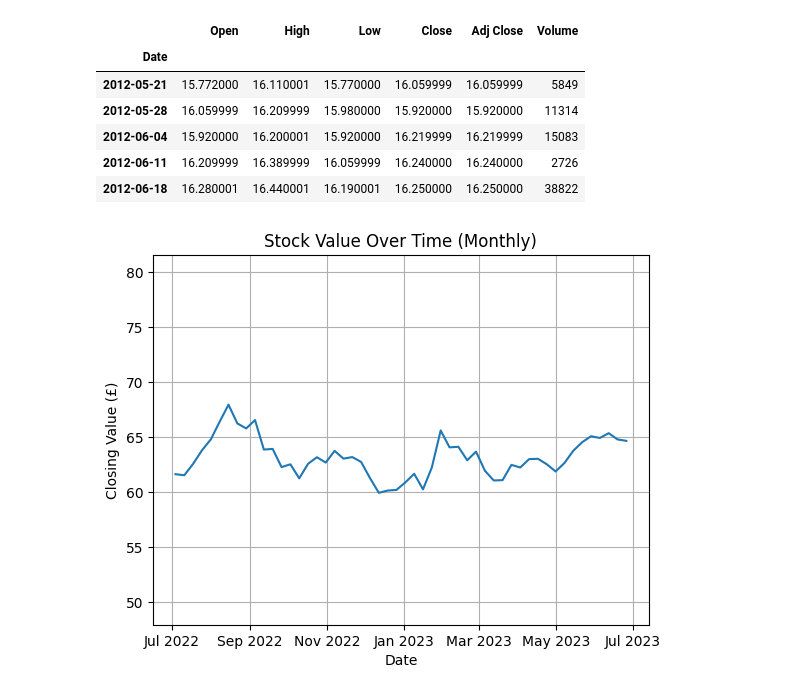
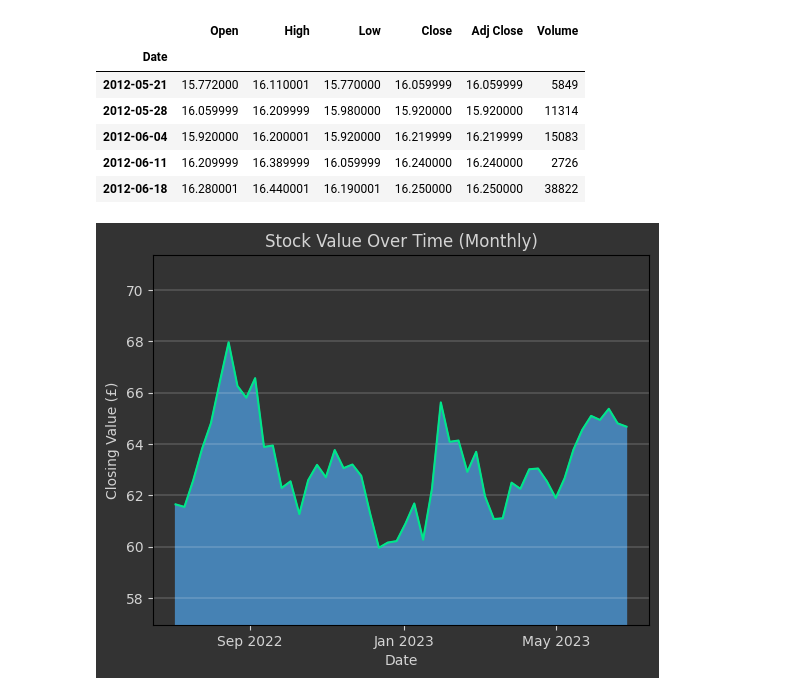
Before and after one commit to ydusf/VUSA-Market-Analysis, a Jupyter notebook: analysis/vusa_analysis.ipynb, the cells around one changed output. Drawn from its saved outputs; the diff is of its cells as text; code cells hidden in the pictures.

```diff
--- a/analysis/vusa_analysis.ipynb
+++ b/analysis/vusa_analysis.ipynb
@@ -47,6 +47,8 @@ vusa_history.head()
 # %%
 vusa_history.index = pd.to_datetime(vusa_history.index)
 # %%
+# Analysis of VUSA stock value over varying periods and intervals of time.
+
 monthly_vusa_data = vusa_history.resample('M').mean()
 
 max_monthly_dates = monthly_vusa_data.index
@@ -61,17 +63,23 @@ prev_five_years_close = max_monthly_close[-60:]
 def plot_stock_value(X, Y, date_locator=mdates.YearLocator(2), date_format=mdates.DateFormatter('%Y')):
     fig, ax = plt.subplots()
 
-    ax.plot(X, Y)
-    ax.set_ylabel("Closing Value (£)")
-    ax.set_xlabel("Date")
-    ax.set_title("Stock Value Over Time (Monthly)")
-    ax.set_ylim(top=Y.max() * 1.2, bottom=Y.min() * 0.8)
-    ax.grid(True)
+    ax.plot(X, Y, color='#00e68a')
+    ax.set_ylabel("Closing Value (£)", color='lightgrey')
+    ax.set_xlabel("Date", color='lightgrey')
+    ax.set_title("Stock Value Over Time (Monthly)", color='lightgrey')
+    ax.set_ylim(top=Y.max() * 1.05, bottom=Y.min() * 0.95)
+
+    ax.yaxis.grid(True, linewidth=0.2, color='white')
+    ax.xaxis.grid(False)
+
+    fig.set_facecolor('#333333')
+    ax.tick_params(axis='both', colors='lightgrey')
+    ax.set_facecolor('#333333')
+    ax.fill_between(X, Y, color='steelblue')
 
     ax.xaxis.set_major_locator(date_locator)
-
     ax.xaxis.set_major_formatter(date_format)
-
-plot_stock_value(prev_year_dates, prev_year_close, date_locator=mdates.MonthLocator(interval=2), date_format=mdates.DateFormatter('%b %Y'))
-# %% [output]
-[figure, removed]
+# %%
+plot_stock_value(prev_year_dates, prev_year_close, date_locator=mdates.MonthLocator(interval=4), date_format=mdates.DateFormatter('%b %Y'))
+# %% [output]
+[figure, added]
```
Also changed, not shown: parts of 3 cells of this notebook.
